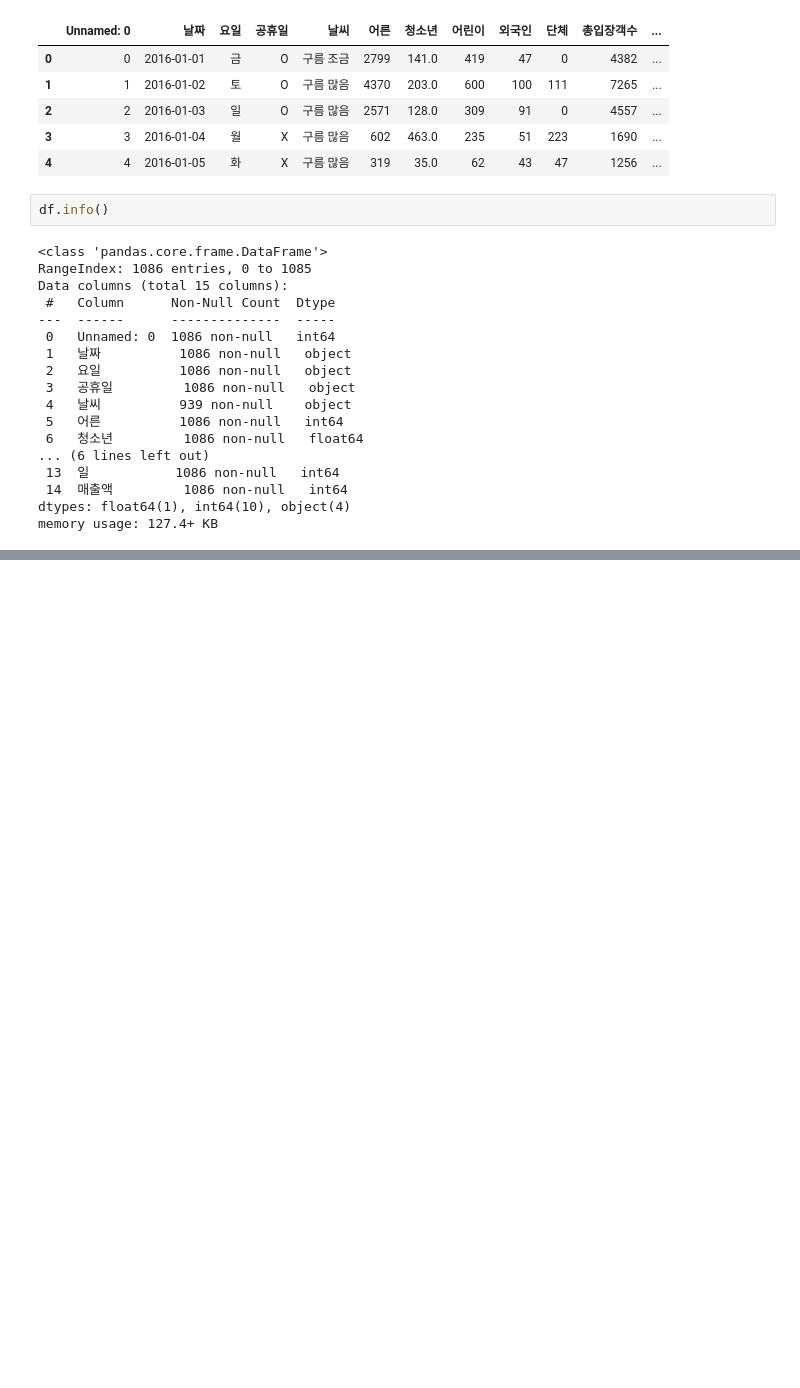
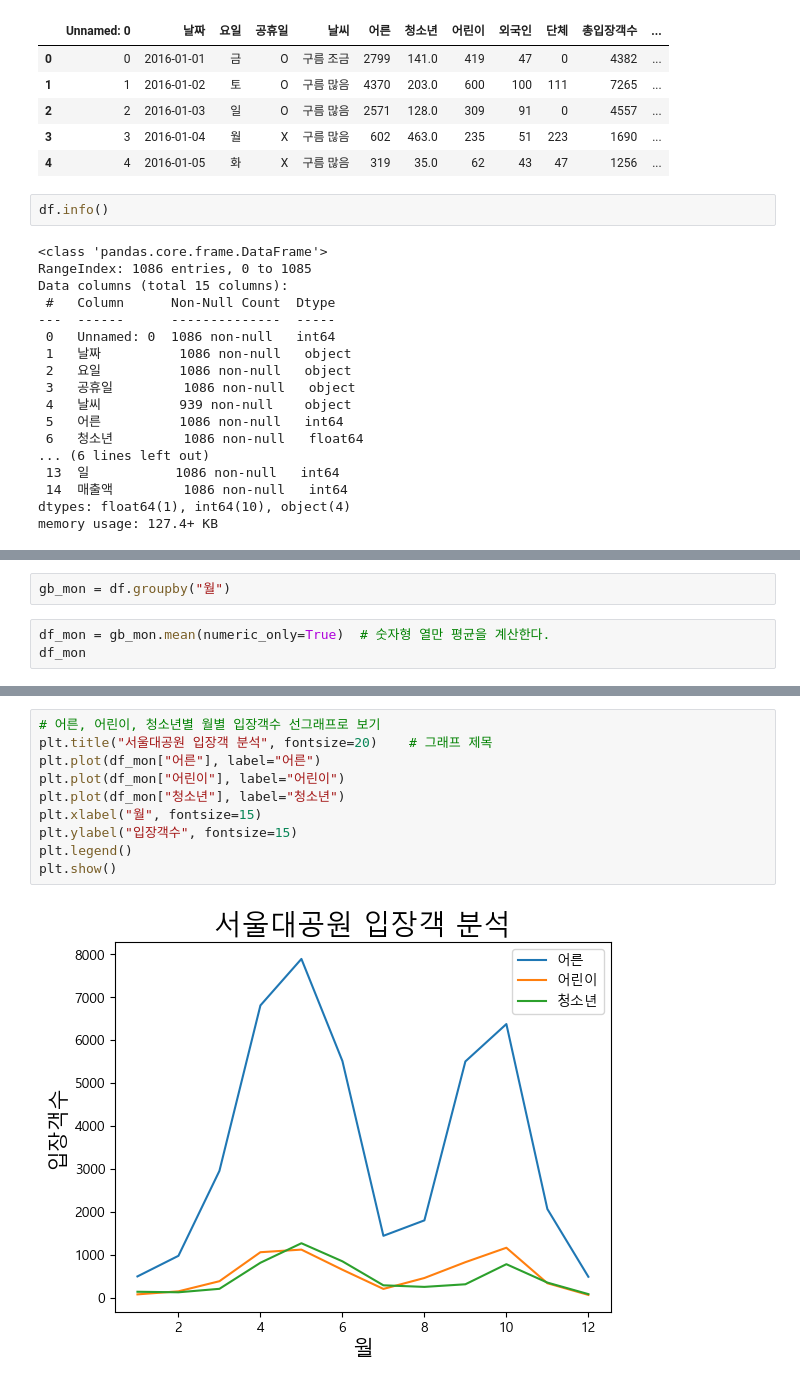
Before and after one commit to jaeseung9/jsStudy, a Jupyter notebook: 12_pandas/data_visualization/2_선 그래프와 막대 그래프.ipynb, the cells around one changed output, grey strips where cells are left out. Saved outputs shown, nothing was run; the diff lists cells and outputs as text; blank space fills up the shorter version.

```diff
--- a/12_pandas/data_visualization/2_선 그래프와 막대 그래프.ipynb
+++ b/12_pandas/data_visualization/2_선 그래프와 막대 그래프.ipynb
@@ -40,0 +47,5 @@ memory usage: 127.4+ KB
+# %%
+gb_mon = df.groupby("월")
+# %%
+df_mon = gb_mon.mean(numeric_only=True)  # 숫자형 열만 평균을 계산한다.
+df_mon
@@ -40,0 +67,12 @@ memory usage: 127.4+ KB
+# %%
+# 어른, 어린이, 청소년별 월별 입장객수 선그래프로 보기
+plt.title("서울대공원 입장객 분석", fontsize=20)    # 그래프 제목
+plt.plot(df_mon["어른"], label="어른")
+plt.plot(df_mon["어린이"], label="어린이")
+plt.plot(df_mon["청소년"], label="청소년")
+plt.xlabel("월", fontsize=15)
+plt.ylabel("입장객수", fontsize=15)
+plt.legend()
+plt.show()
+# %% [output]
+[figure, added]
```
Also changed, not shown: parts of 19 cells of this notebook, 8 other files.
